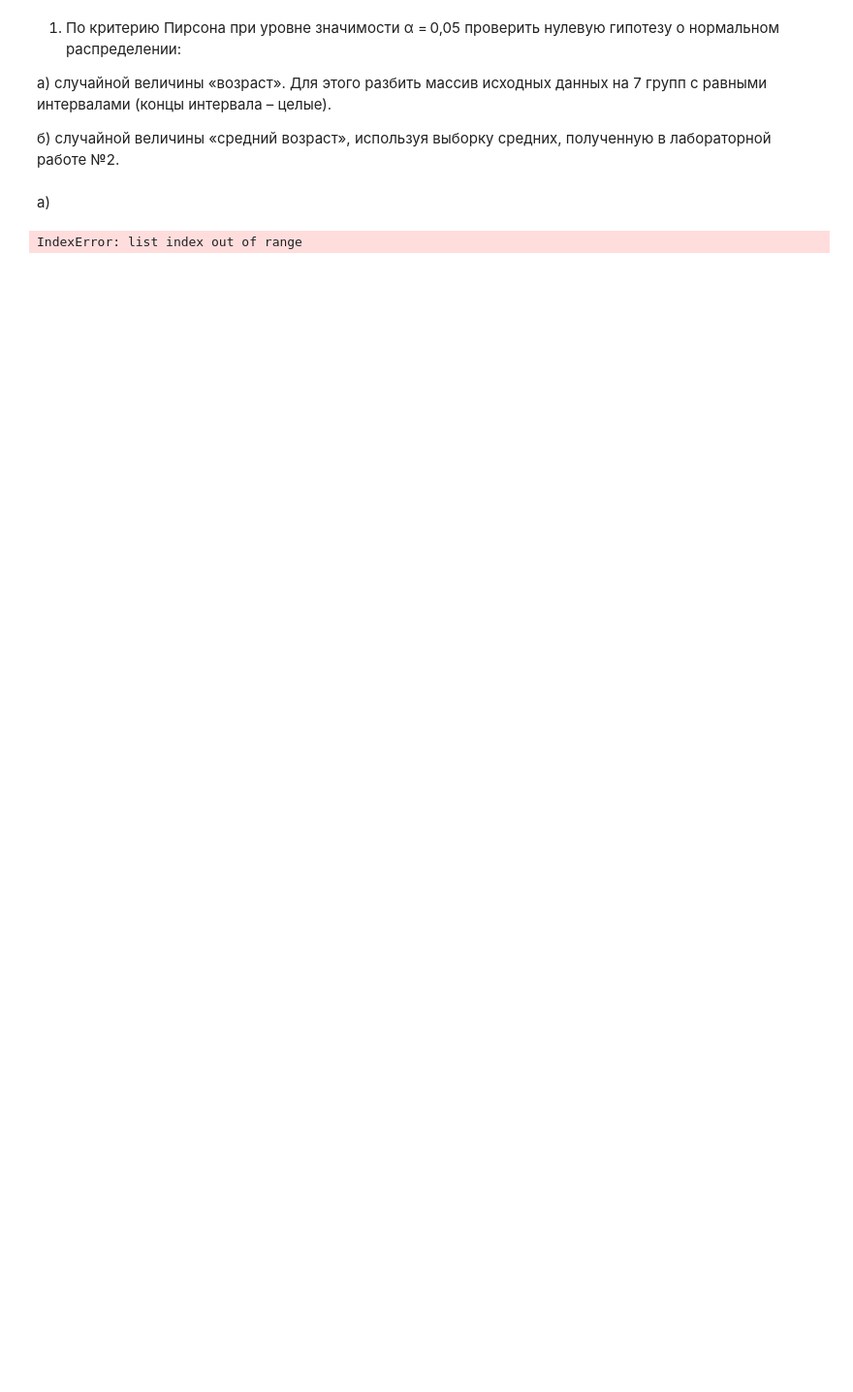
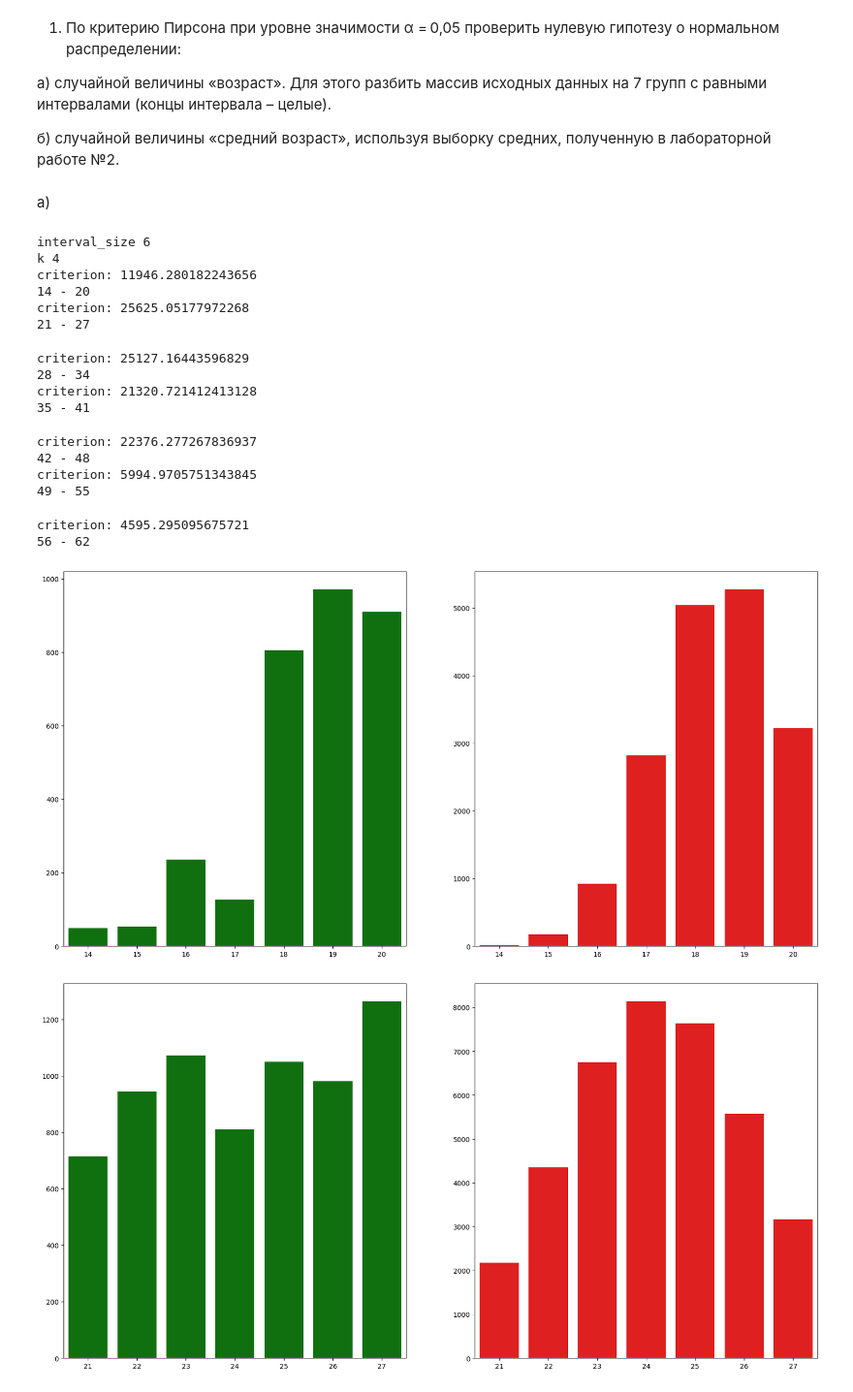
Before and after one commit to CepbluKot/stats, a Jupyter notebook: correct/lr3.ipynb, the cells around one changed output. Shown: that part at 97% size. Cells and saved outputs as stored; diff of their text form; code cells hidden in the pictures; blank space fills up the shorter version.

```diff
--- a/correct/lr3.ipynb
+++ b/correct/lr3.ipynb
@@ -222,18 +242,13 @@ def gauss_func(x):
     return 1 / ((2 * math.pi) ** 0.5) * math.e ** ( - (x) ** 2 / (2) )
 
 
-def count_theoretical_frequencies(data: list, empyric_freqs: dict=None):
+def count_theoretical_frequencies(data: list, h: int):
     avg = count_avg(data)
     # disp = count_dispersion(data)
     sko = count_sko(data)
     n = len(data)
-    h = 1
 
     freqs = {}
-
-    # empyric_freqs_sum = 0
-    # for freqa in empyric_freqs:
-    #     empyric_freqs_sum += empyric_freqs[freqa]
 
     for val in data:
         freqs[val] = h * n / sko * gauss_func((val - avg)/sko)
@@ -242,24 +257,55 @@ def count_theoretical_frequencies(data: list, empyric_freqs: dict=None):
 # %%
 # уровень значимости
 a = 0.05
 
 
-all_samples = divide_to_same_intervals(data, 7)
-print(all_samples)
-# k = len(sample) - 2 - 1 # это колво степеней свободы
+all_samples, h = divide_to_same_intervals(data, 7)
+print('interval_size',h)
+k = 7 - 2 - 1 # это колво степеней свободы = 4 => pirson = 9.4877
+print('k',k)
 
-# for sample in all_samples:
-#     # #  Вычислим теоретические частоты
-#     # theoretical_freqs = count_theoretical_frequencies(sample )
-#     # sample_freqs = count_frequencies(sample )
-#     # # Найдём критическое значение  критерия согласия Пирсона
+pirson = 9.4877
+
+sample_id = 0
+for sample in all_samples:
+    fig, ax =plt.subplots(1,2,figsize=(20,10))
+
+    #  Вычислим частоты
+    theoretical_freqs = count_theoretical_frequencies(sample, h )
+    sample_freqs = count_frequencies(sample )
+
+    # вычисляем критерий
+    criterion = 0
+    for val in theoretical_freqs:
+        criterion += (sample_freqs[val] - theoretical_freqs[val]) ** 2 / theoretical_freqs[val]
+
+    print('criterion:', criterion)
 
 
-#     # pirson = 0
-#     # for val in theoretical_freqs:
-#     #     pirson += ((sample_freqs[val] - theoretical_freqs[val]) ** 2) / theoretical_freqs[val]
+    sns.barplot(x=list(sample_freqs.keys()), y=list(sample_freqs.values()), color='g', ax=ax[0])
+    sns.barplot(x=list(theoretical_freqs.keys()), y=list(theoretical_freqs.values()), color='r', ax=ax[1])
 
-#     # print(pirson)
-#     print(min(sample))
+
+    ax.set(xlabel=str(min(sample))+' - '+str(max(sample)))
+    fig.show()
+
+    sample_id+=1
 # %% [output]
-IndexError: list index out of range
+interval_size 6
+k 4
+criterion: 11946.280182243656
+14 - 20
+criterion: 25625.05177972268
+21 - 27
+criterion: 25127.16443596829
+28 - 34
+criterion: 21320.721412413128
+35 - 41
+criterion: 22376.277267836937
+42 - 48
+criterion: 5994.9705751343845
+49 - 55
+criterion: 4595.295095675721
+56 - 62
+[figure, added]
+[figure, added]
```
Also changed, not shown: parts of 2 cells of this notebook.
